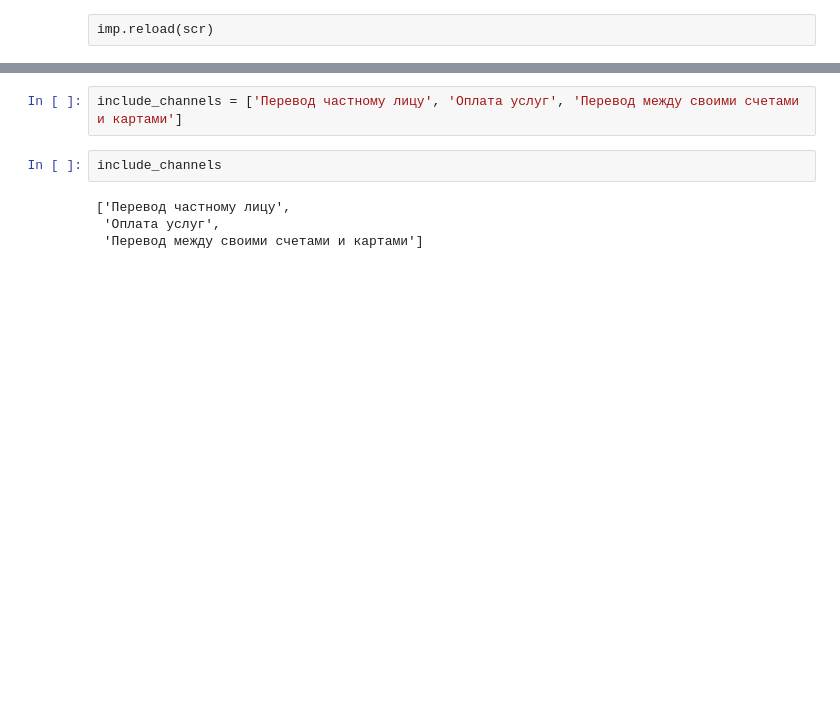
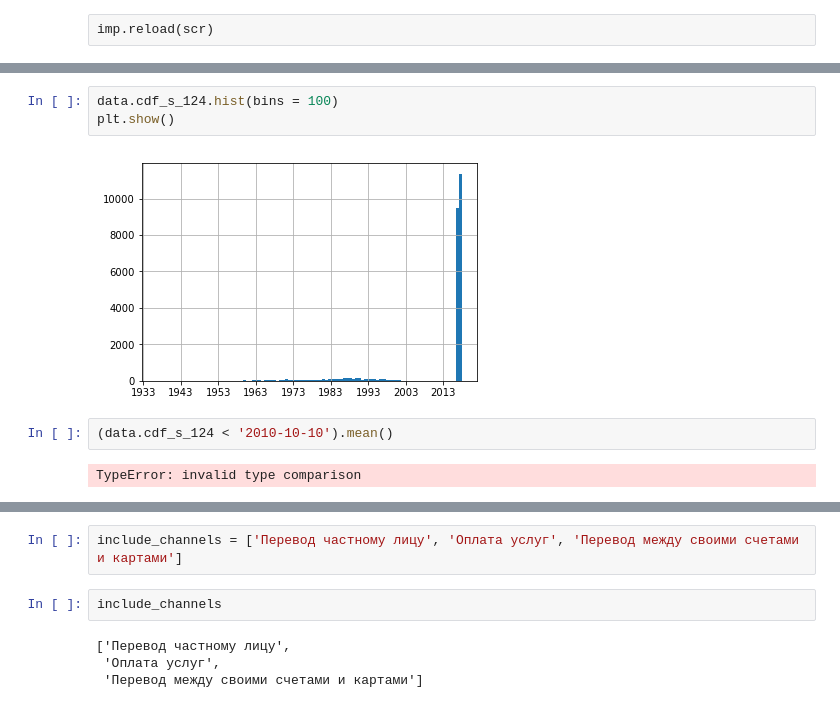
Before and after one commit to orlov-alexander/hse_nis, a Jupyter notebook: notebooks/data_preparation/alex_data_prep_for_pipeline_temp.ipynb, the cells around one changed output, grey strips where cells are left out. Cells and saved outputs as stored; diff of their text form; blank space fills up the shorter version.

```diff
--- a/notebooks/data_preparation/alex_data_prep_for_pipeline_temp.ipynb
+++ b/notebooks/data_preparation/alex_data_prep_for_pipeline_temp.ipynb
@@ -194,0 +605,9 @@ imp.reload(scr)
+# %%
+data.cdf_s_124.hist(bins = 100)
+plt.show()
+# %% [output]
+[figure, added]
+# %%
+(data.cdf_s_124 < '2010-10-10').mean()
+# %% [output]
+TypeError: invalid type comparison
```
Also changed, not shown: parts of 82 cells of this notebook, 4 other files.
